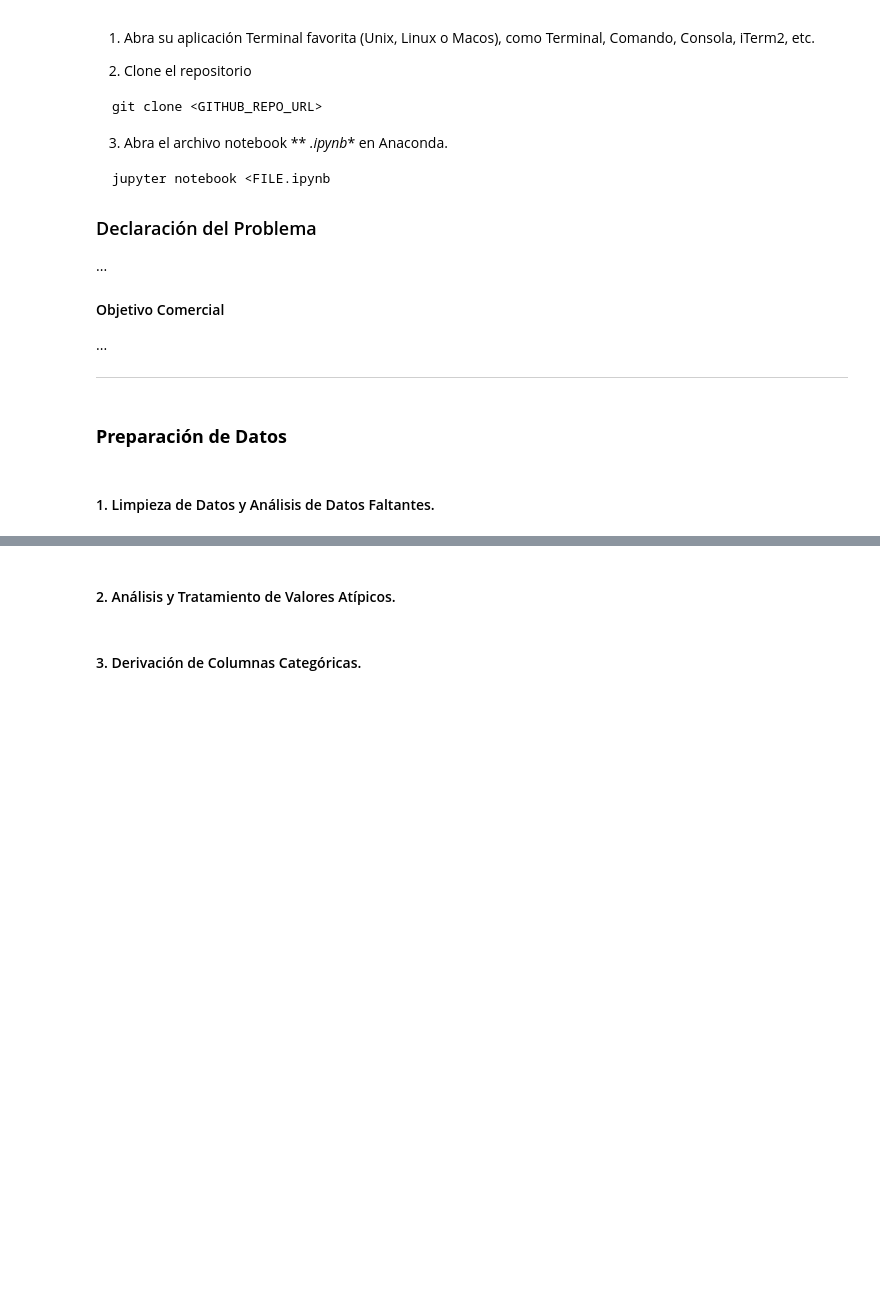
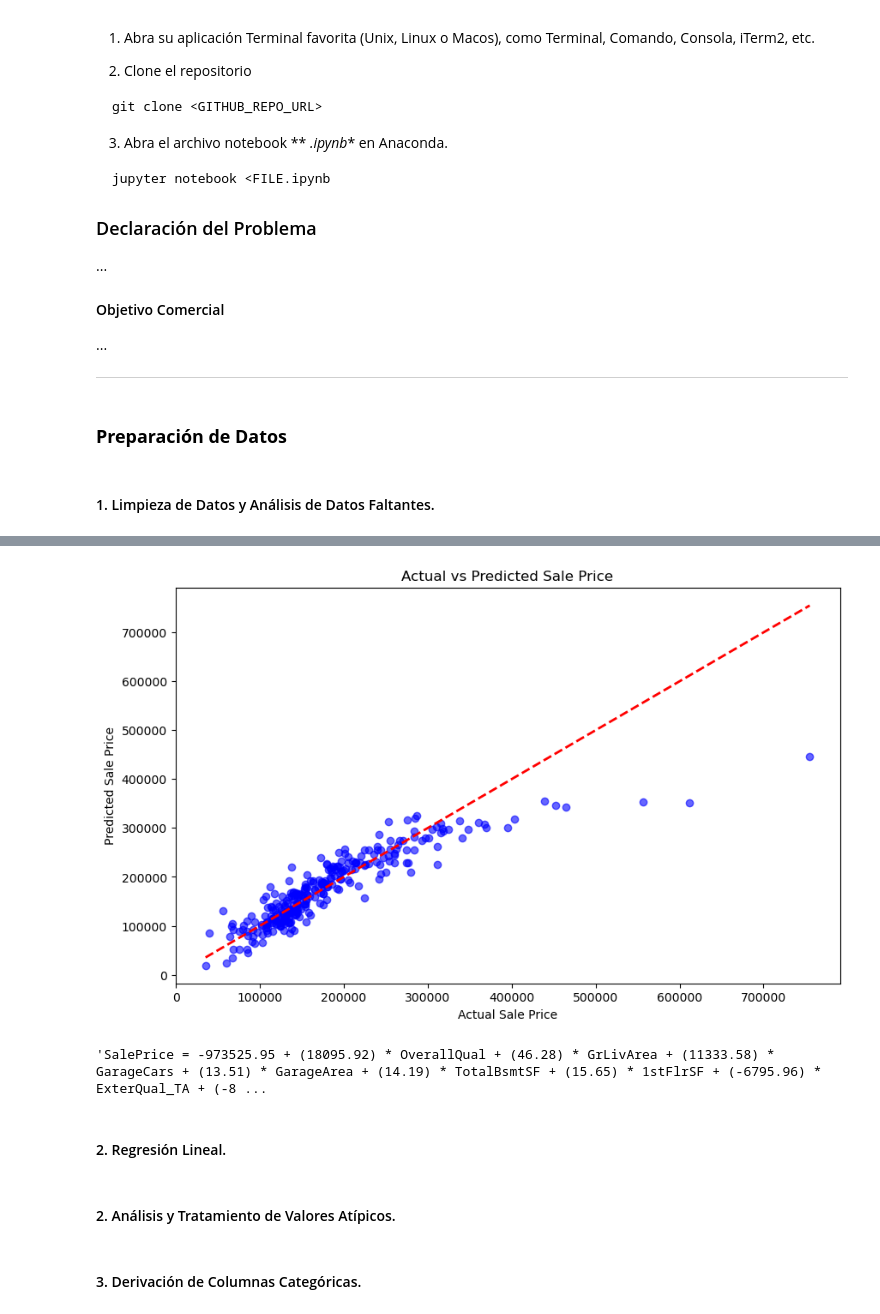
Before and after one commit to Grupo-A-Regression-and-Regularization/proyecto-1-regresion-avanzada, a Jupyter notebook: Proyecto - Regresión avanzada.ipynb, the cells around one changed output, grey strips where cells are left out. Saved outputs shown, nothing was run; the diff lists cells and outputs as text; code cells hidden in the pictures; blank space fills up the shorter version.

```diff
--- a/Proyecto - Regresión avanzada.ipynb
+++ b/Proyecto - Regresión avanzada.ipynb
@@ -97,3 +249,30 @@ jupyter notebook <FILE.ipynb
+# %%
+# Obtener los coeficientes y el intercepto del modelo
+coefficients = model.coef_
+intercept = model.intercept_
+
+# Crear una gráfica de dispersión de los valores reales frente a los valores predichos
+plt.figure(figsize=(10, 6))
+plt.scatter(y_test, y_pred, alpha=0.6, color="blue")
+plt.plot([y_test.min(), y_test.max()], [y_test.min(), y_test.max()], color="red", linestyle="--", linewidth=2)
+plt.xlabel("Actual Sale Price")
+plt.ylabel("Predicted Sale Price")
+plt.title("Actual vs Predicted Sale Price")
+
+# Mostrar la gráfica
+plt.show()
+
+# Crear la ecuación del modelo como una cadena
+equation = f"SalePrice = {intercept:.2f} "
+for i, coef in enumerate(coefficients):
+    equation += f"+ ({coef:.2f}) * {correlated_features[i]} "
+
+equation
+# %% [output]
+[figure, added]
+'SalePrice = -973525.95 + (18095.92) * OverallQual + (46.28) * GrLivArea + (11333.58) * GarageCars + (13.51) * GarageArea + (14.19) * TotalBsmtSF + (15.65) * 1stFlrSF + (-6795.96) * ExterQual_TA + (-8 ...
+# %% [markdown]
+#### 2. Regresión Lineal.
 # %% [markdown]
 #### 2. Análisis y Tratamiento de Valores Atípicos.
 # %% [markdown]
```
Also changed, not shown: parts of 12 cells of this notebook, 1 other file.
